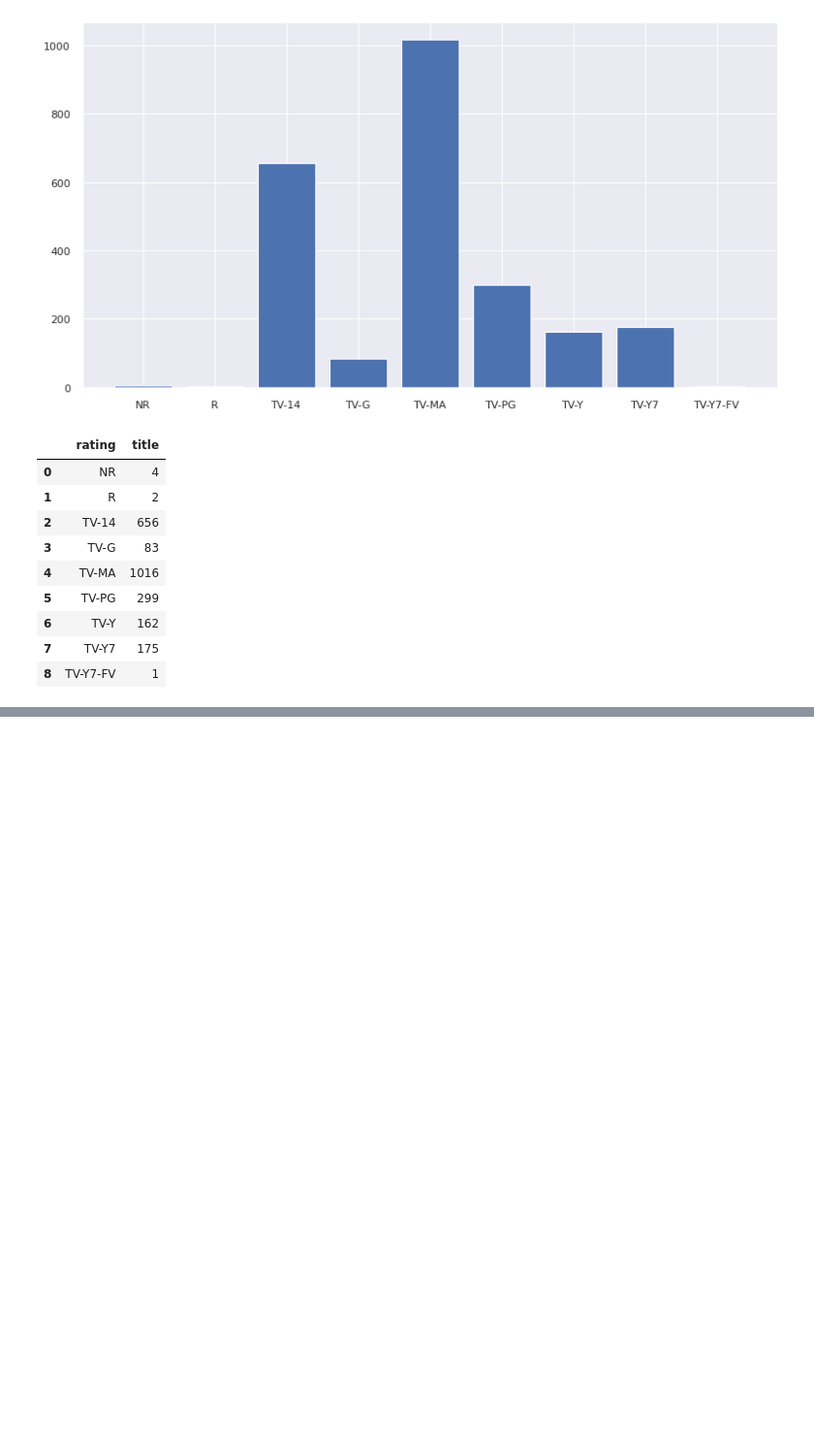
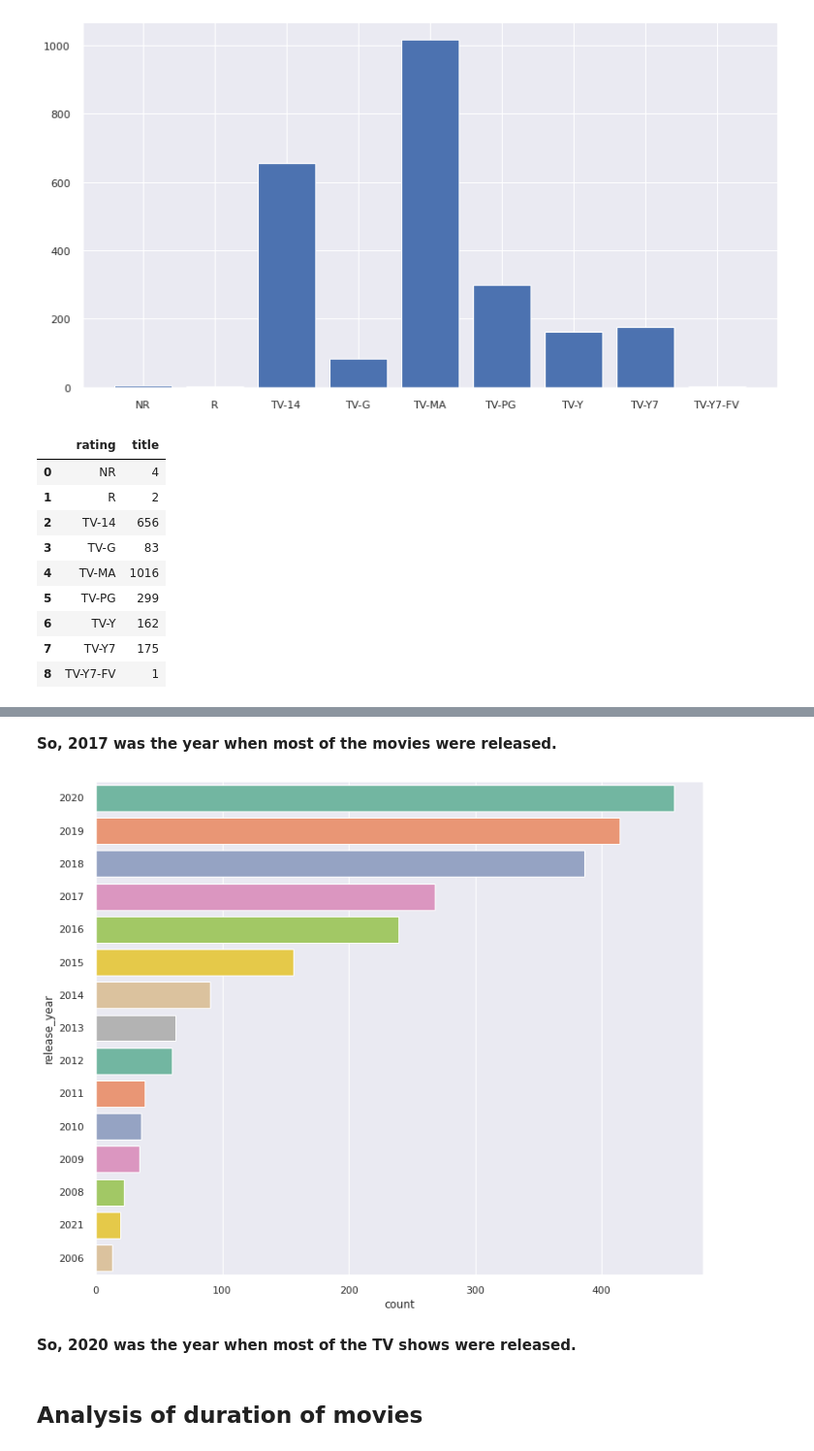
Before and after one commit to Bhushan271098/NETFLIX-MOVIES-AND-TV-SHOWS-CLUSTERING, a Jupyter notebook: Copy_of_NETFLIX_MOVIES_AND_TV_SHOWS_CLUSTERING.ipynb, the cells around one changed output, grey strips where cells are left out. Shown: that part at 97% size. Drawn from its saved outputs; the diff is of its cells as text; code cells hidden in the pictures; blank space fills up the shorter version.

```diff
--- a/Copy_of_NETFLIX_MOVIES_AND_TV_SHOWS_CLUSTERING.ipynb
+++ b/Copy_of_NETFLIX_MOVIES_AND_TV_SHOWS_CLUSTERING.ipynb
@@ -369,0 +404,13 @@ count_shows
+# %% [markdown]
+**So, 2017 was the year when most of the movies were released.**
+# %%
+# countplot of release year of netflix show
+plt.figure(figsize=(12,10))
+sns.set(style="darkgrid")
+ax = sns.countplot(y="release_year", data=netflix_shows, palette="Set2", order=netflix_shows['release_year'].value_counts().index[0:15])
+# %% [output]
+[figure, added]
+# %% [markdown]
+**So, 2020 was the year when most of the TV shows were released.**
+# %% [markdown]
+## **Analysis of duration of movies**
```
Also changed, not shown: parts of 26 cells of this notebook.
